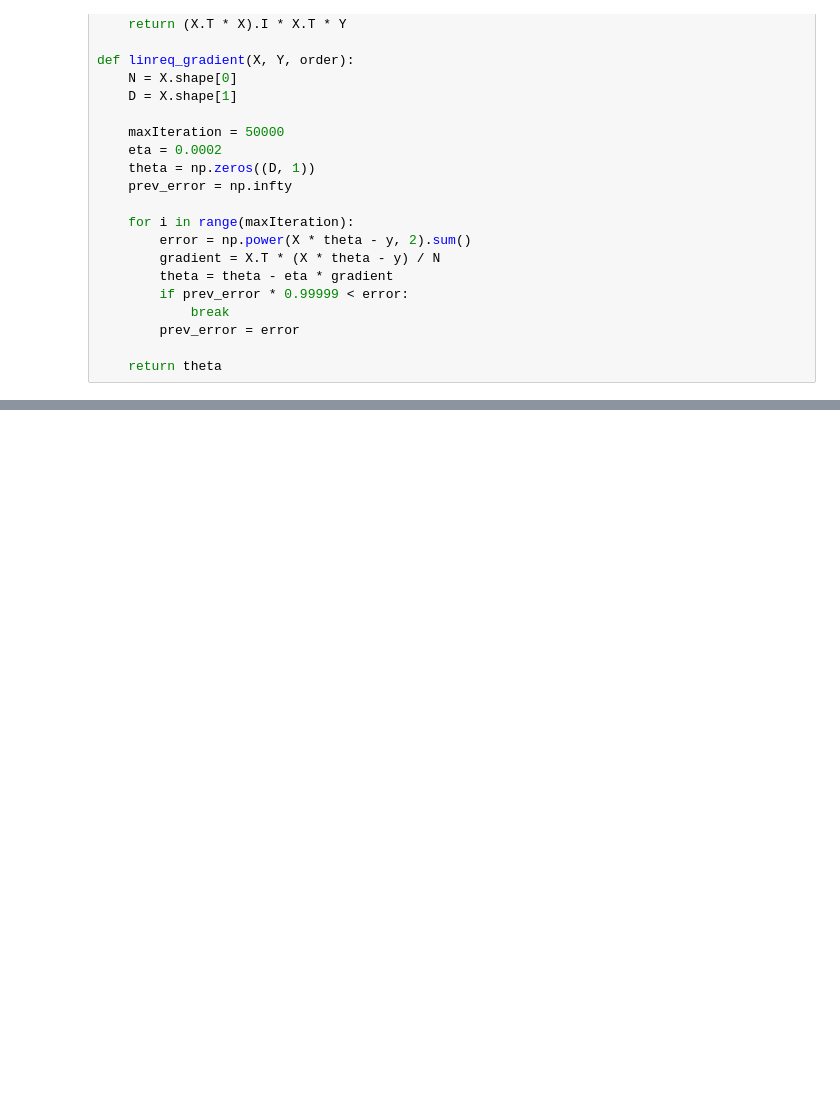
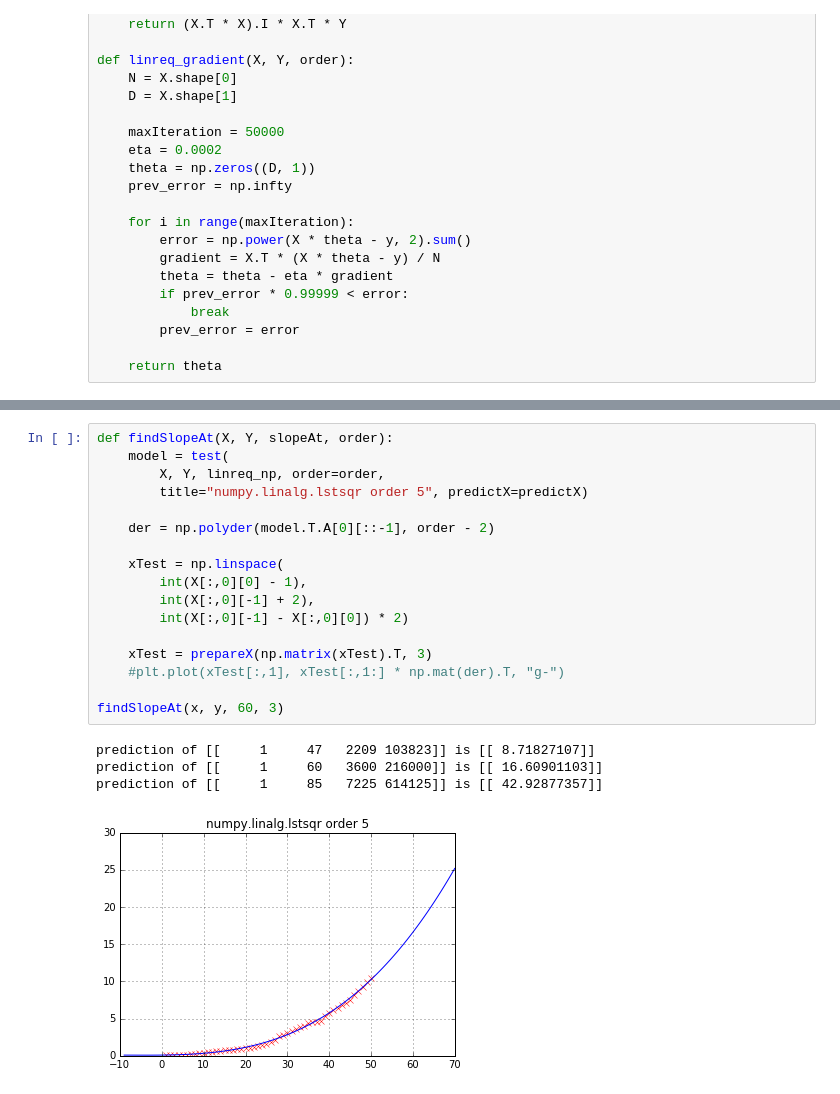
Before and after one commit to muatik/machine-learning-examples, a Jupyter notebook: linearRegression-exercise1.ipynb, the cells around one changed output, grey strips where cells are left out. Drawn from its saved outputs; the diff is of its cells as text; blank space fills up the shorter version.

```diff
--- a/linearRegression-exercise1.ipynb
+++ b/linearRegression-exercise1.ipynb
@@ -117,0 +135,22 @@ matrix([[ 0.48413869],
+# %%
+def findSlopeAt(X, Y, slopeAt, order):
+    model = test(
+        X, Y, linreq_np, order=order,
+        title="numpy.linalg.lstsqr order 5", predictX=predictX)
+
+    der = np.polyder(model.T.A[0][::-1], order - 2)
+
+    xTest = np.linspace(
+        int(X[:,0][0] - 1),
+        int(X[:,0][-1] + 2),
+        int(X[:,0][-1] - X[:,0][0]) * 2)
+
+    xTest = prepareX(np.matrix(xTest).T, 3)
+    #plt.plot(xTest[:,1], xTest[:,1:] * np.mat(der).T, "g-")
+
+findSlopeAt(x, y, 60, 3)
+# %% [output]
+prediction of [[     1     47   2209 103823]] is [[ 8.71827107]]
+prediction of [[     1     60   3600 216000]] is [[ 16.60901103]]
+prediction of [[     1     85   7225 614125]] is [[ 42.92877357]]
+[figure, added]
```
Also changed, not shown: parts of 7 cells of this notebook.
